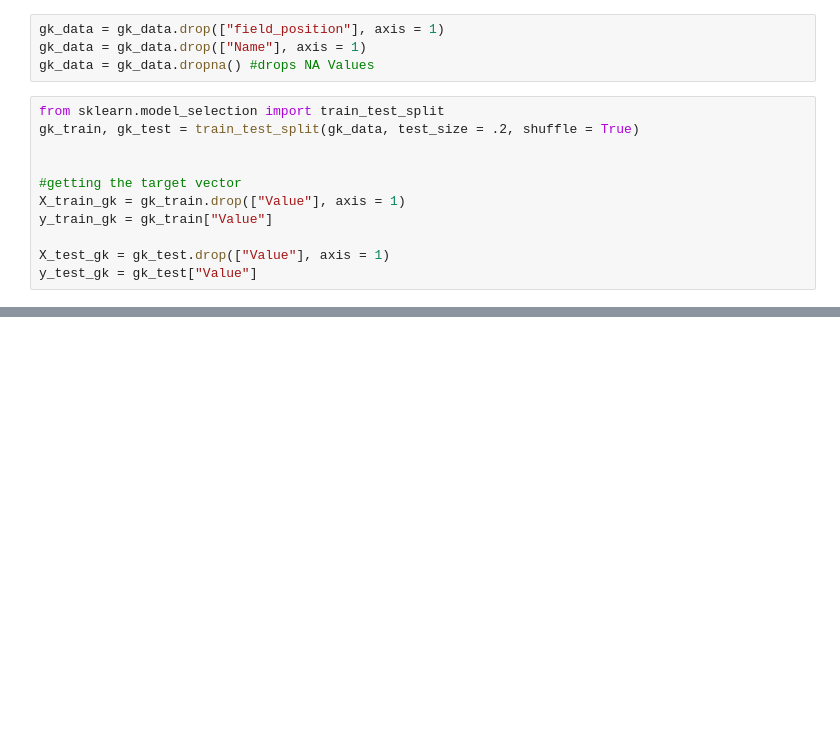
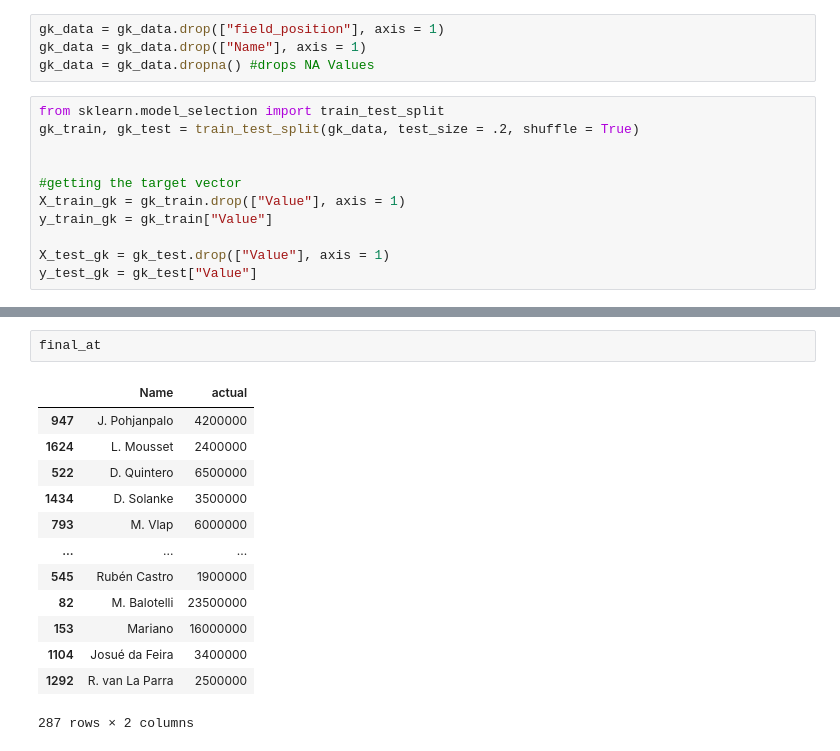
Before and after one commit to aymankhan2003/Market-Value-Predictor, a Jupyter notebook: Project.ipynb, the cells around one changed output, grey strips where cells are left out. Saved outputs shown, nothing was run; the diff lists cells and outputs as text; blank space fills up the shorter version.

```diff
--- a/Project.ipynb
+++ b/Project.ipynb
@@ -229,0 +131,16 @@ create coalitions advocating for shared goals
+# %%
+final_at
+# %% [output]
+|  | Name | actual |
+| 947 | J. Pohjanpalo | 4200000 |
+| 1624 | L. Mousset | 2400000 |
+| 522 | D. Quintero | 6500000 |
+| 1434 | D. Solanke | 3500000 |
+| 793 | M. Vlap | 6000000 |
+| ... | ... | ... |
+| 545 | Rubén Castro | 1900000 |
+| 82 | M. Balotelli | 23500000 |
+| 153 | Mariano | 16000000 |
+| 1104 | Josué da Feira | 3400000 |
+| 1292 | R. van La Parra | 2500000 |
+287 rows × 2 columns
```
Also changed, not shown: parts of 31 cells of this notebook.
